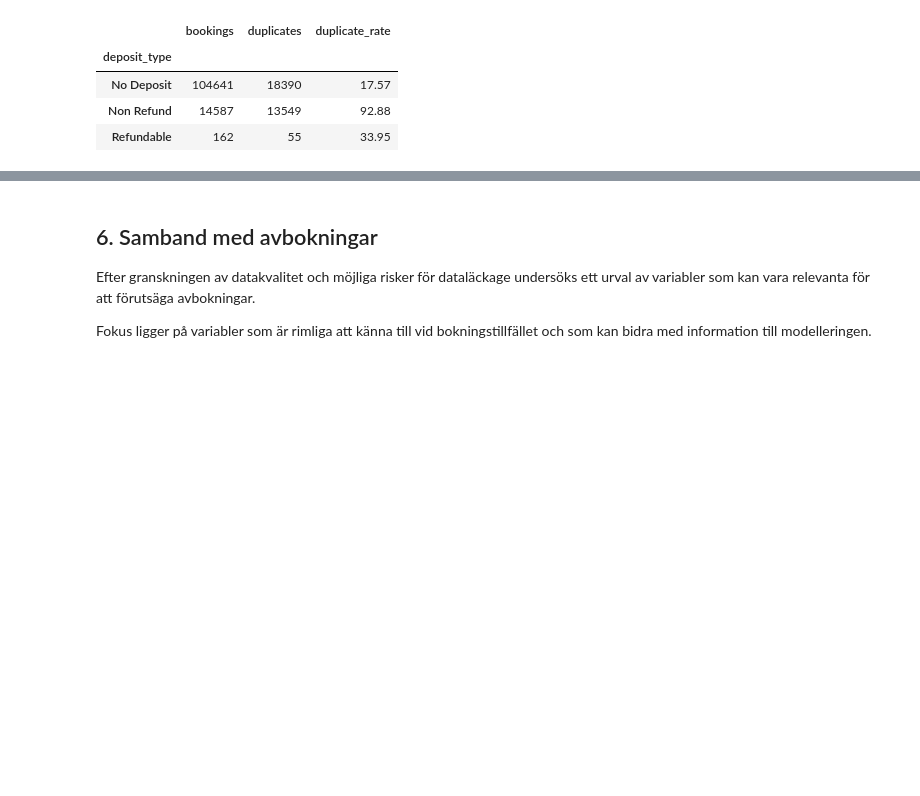
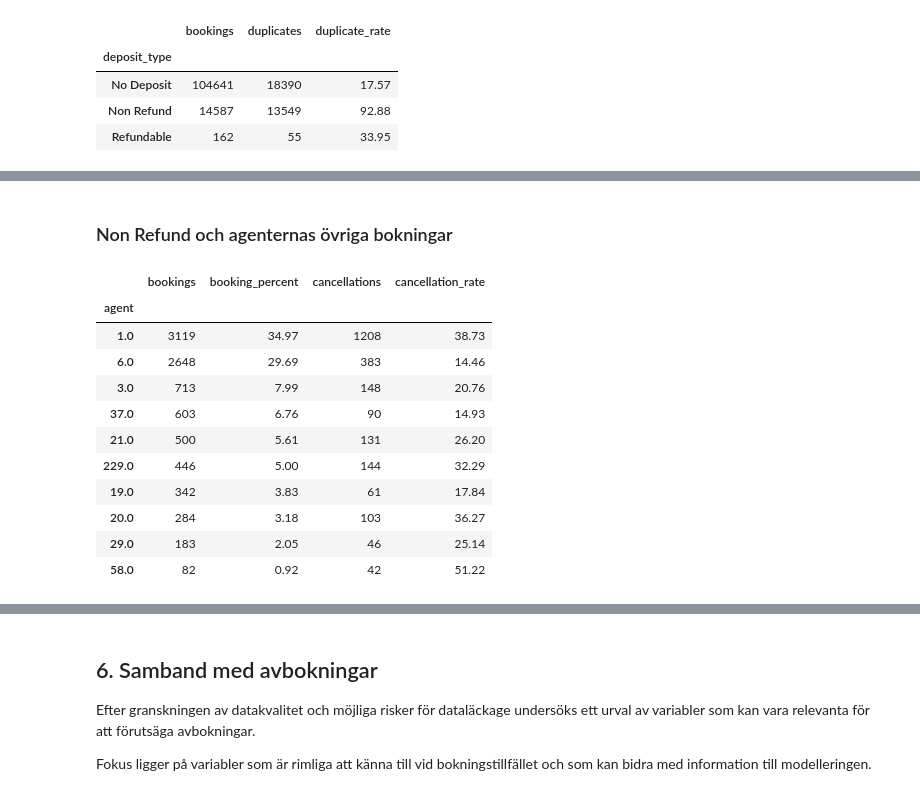
Before and after one commit to Shara-Hysen/data-science-group-project, a Jupyter notebook: notebooks/01_eda.ipynb, the cells around one changed output, grey strips where cells are left out. Drawn from its saved outputs; the diff is of its cells as text; code cells hidden in the pictures; blank space fills up the shorter version.

Commit message:
Add distribution_channel and more Non Refund to EDA

```diff
--- a/notebooks/01_eda.ipynb
+++ b/notebooks/01_eda.ipynb
@@ -545,0 +541,24 @@ Det extrema mönstret tyder på att `deposit_type` kan vara kopplad till hur vis
+# %% [markdown]
+### Non Refund och agenternas övriga bokningar
+# %%
+top_agents = non_refund["agent"].value_counts().head(10).index
+
+other_top_agents = df[(df["deposit_type"] != "Non Refund") & (df["agent"].isin(top_agents))]
+
+(
+    cancellation_summary(other_top_agents, "agent")
+    .sort_values("bookings", ascending=False)
+)
+# %% [output]
+|  | bookings | booking_percent | cancellations | cancellation_rate |
+| agent |  |  |  |  |
+| 1.0 | 3119 | 34.97 | 1208 | 38.73 |
+| 6.0 | 2648 | 29.69 | 383 | 14.46 |
+| 3.0 | 713 | 7.99 | 148 | 20.76 |
+| 37.0 | 603 | 6.76 | 90 | 14.93 |
+| 21.0 | 500 | 5.61 | 131 | 26.20 |
+| 229.0 | 446 | 5.00 | 144 | 32.29 |
+| 19.0 | 342 | 3.83 | 61 | 17.84 |
+| 20.0 | 284 | 3.18 | 103 | 36.27 |
+| 29.0 | 183 | 2.05 | 46 | 25.14 |
+| 58.0 | 82 | 0.92 | 42 | 51.22 |
```
Also changed, not shown: parts of 9 cells of this notebook.
